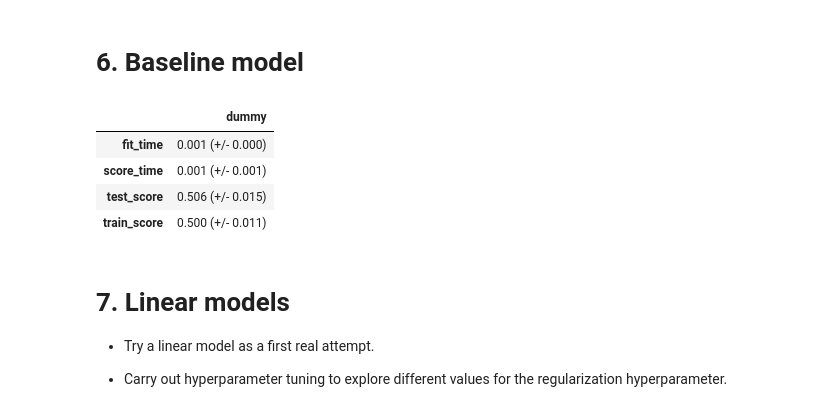
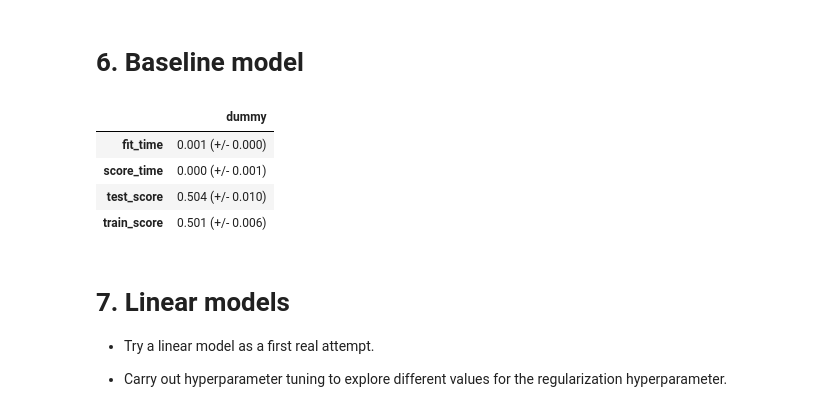
Before and after one commit to caesarw0/churn-prediction, a Jupyter notebook: churn_prediction.ipynb, the cells around one changed output. Drawn from its saved outputs; the diff is of its cells as text; code cells hidden in the pictures.

```diff
--- a/churn_prediction.ipynb
+++ b/churn_prediction.ipynb
@@ -298,17 +298,17 @@ results = {}
 # %% [markdown]
 # 6. Baseline model
 # %%
-dummy = DummyClassifier(strategy="stratified")
+dummy = DummyClassifier()
 results["dummy"] = mean_std_cross_val_scores(
     dummy, X_train, y_train, return_train_score=True, scoring=scoring_metric
 )
 pd.DataFrame(results)
 # %% [output]
 |  | dummy |
 | fit_time | 0.001 (+/- 0.000) |
-| score_time | 0.001 (+/- 0.001) |
-| test_score | 0.506 (+/- 0.015) |
-| train_score | 0.500 (+/- 0.011) |
+| score_time | 0.000 (+/- 0.001) |
+| test_score | 0.504 (+/- 0.010) |
+| train_score | 0.501 (+/- 0.006) |
 # %% [markdown]
 # 7. Linear models
 
```
Also changed, not shown: parts of 36 cells of this notebook.
